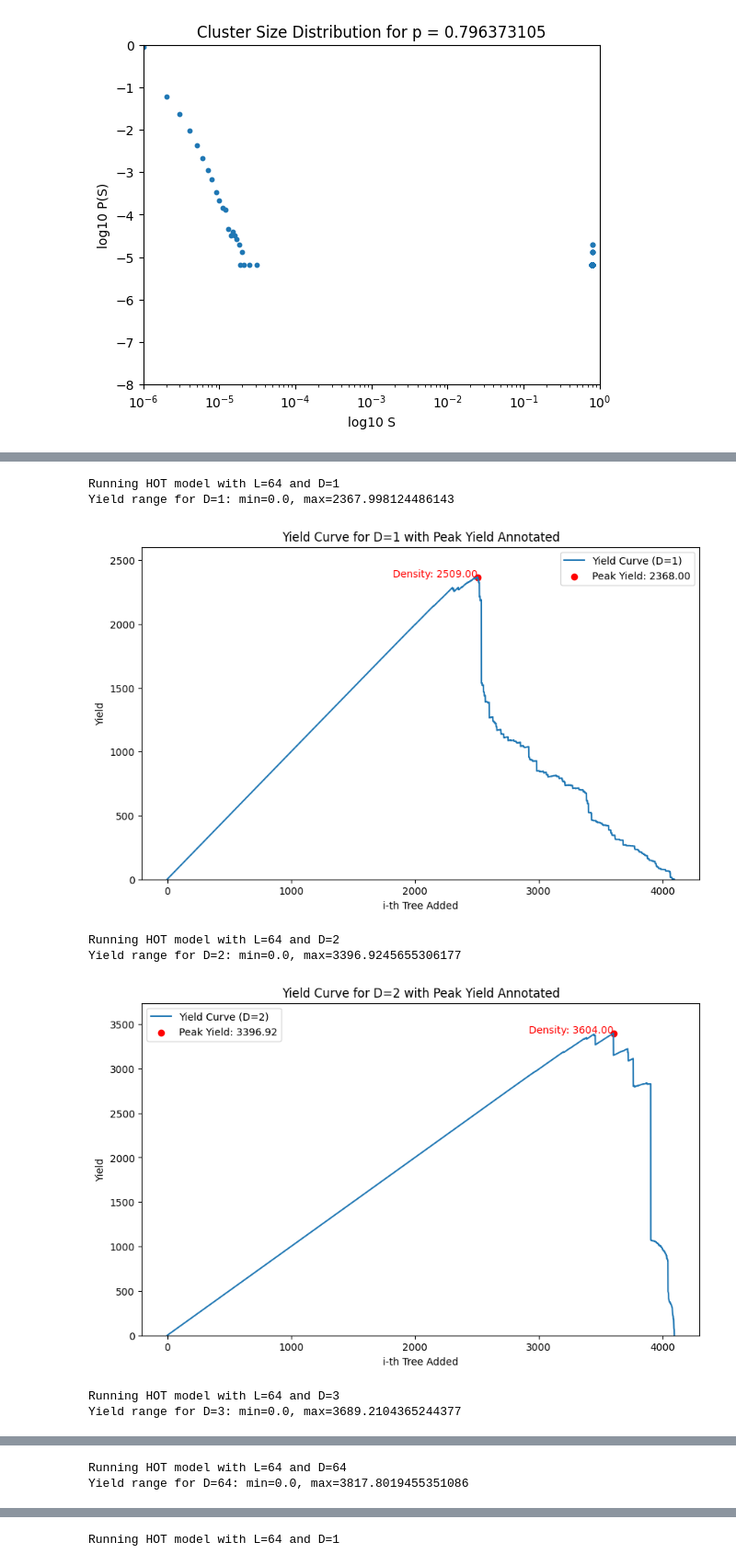
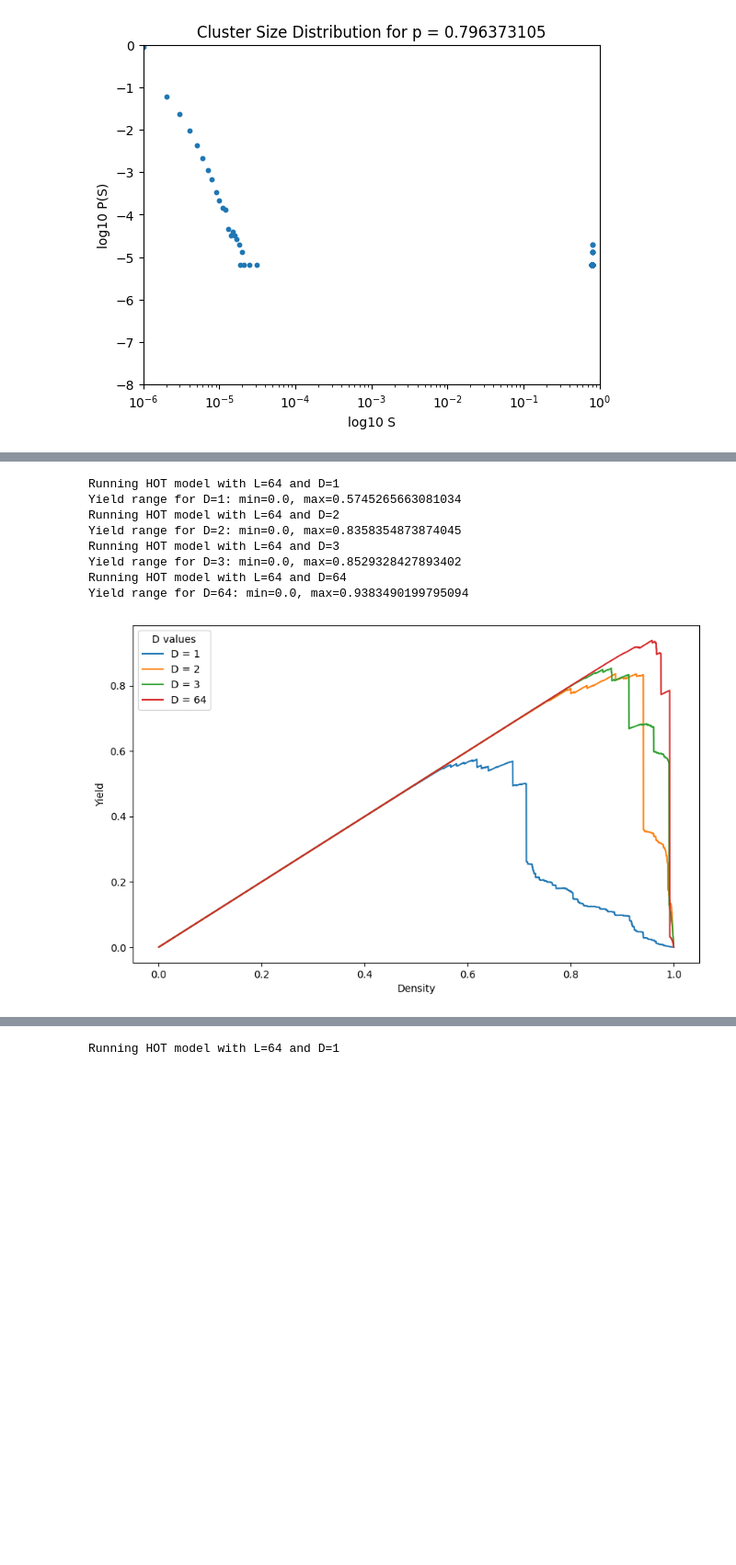
Before and after one commit to marobinette/pocs, a Jupyter notebook: percolate.ipynb, the cells around one changed output, grey strips where cells are left out. Shown at 92% size. Saved outputs shown, nothing was run; the diff lists cells and outputs as text; code cells hidden in the pictures; blank space fills up the shorter version.

```diff
--- a/percolate.ipynb
+++ b/percolate.ipynb
@@ -444,7 +444,7 @@ def label_by_cluster_size(forest: np.ndarray) -> np.ndarray:
     return output
 
 
-def yield_size(L, forest: np.ndarray, spark_distrib: np.ndarray, normalize=True):
+def yield_size(L, forest: np.ndarray, spark_distrib: np.ndarray):
     """Measures average area of forest left as trees after fire.
     f(c) = distrib of fire sizes, c (=cost). This is a distrib of the number of cells burned in each cluster (so a distrib of cluster sizes).
     density = sites containing trees
@@ -458,9 +458,8 @@ def yield_size(L, forest: np.ndarray, spark_distrib: np.ndarray, normalize=True)
     costs = spark_distrib * cluster_sizes
     density = np.sum(forest)  # total number of trees
     # want to use this to record forest_yield
-    if normalize:
-        return (density - np.sum(costs))/(L*L), density/(L*L)
-    return density - np.sum(costs), density
+    return (density - np.sum(costs))/(L*L), density/(L*L)
+
 
 def hot_model(L, D):
     """Run the HOT model."""
@@ -494,7 +493,7 @@ def hot_model(L, D):
         forest[best_tree_coords[0], best_tree_coords[1]] = 1
 
         # re-measure yield as a function of trees added
-        actual_yield, actual_density = yield_size(L, forest, spark_dist, False)
+        actual_yield, actual_density = yield_size(L, forest, spark_dist)
         yield_results.append(actual_yield)
         density_results.append(actual_density)
 
@@ -509,7 +508,7 @@ def hot_model(L, D):
     return yield_results, density_results, peak_forest, cluster_sizes
 
 L = 64
-D_values = [1, 2, 3, L]
+D_values = [1, 2]
 
 # # Run simulation and capture peak yield forest for each D
 fig, axes = plt.subplots(1, len(D_values), figsize=(15, 5))
@@ -527,43 +526,40 @@ plt.show()
 # %%
 import numpy as np
 import matplotlib.pyplot as plt
 
 # Parameters
 L = 64
 D_values = [1, 2, 3, L]
+
+# Create a single figure
+plt.figure(figsize=(10, 6))
 
 # Run simulations and plot yield curves
 for D in D_values:
     print(f"Running HOT model with L={L} and D={D}")
     yield_results, density_results, _, _ = hot_model(L, D)
 
     # Debug: Check the range of yield_results
     print(f"Yield range for D={D}: min={min(yield_results)}, max={max(yield_results)}")
 
-    # Identify the peak yield and corresponding density
-    peak_yield_idx = np.argmax(yield_results)
-    peak_yield = yield_results[peak_yield_idx]
-    peak_density = density_results[peak_yield_idx]
+    # Plot yield vs. density for each D value
+    plt.plot(density_results, yield_results, label=f"D = {D}")
 
-    # Plot the yield curve
-    plt.figure(figsize=(10, 6))
-    plt.plot(range(len(yield_results)), yield_results, label=f"Yield Curve (D={D})")
-    plt.scatter(peak_yield_idx, peak_yield, color='red', label=f"Peak Yield: {peak_yield:.2f}")
-    plt.text(peak_yield_idx, peak_yield, f"Density: {peak_density:.2f}", color='red', ha='right')
+# Adjust axis labels and title
+plt.xlabel("Density")
+plt.ylabel("Yield")
+# plt.title("HOT Model Simulation: Yield vs. Density for Various D values")
+plt.legend(title="D values")
 
-    # Adjust y-axis limit dynamically based on actual yield values
-    plt.ylim(0, max(yield_results) * 1.1)
-    plt.xlabel("i-th Tree Added")
-    plt.ylabel("Yield")
-    plt.title(f"Yield Curve for D={D} with Peak Yield Annotated")
-    plt.legend()
-    plt.show()
+# Show the plot
+plt.show()
 # %% [output]
 Running HOT model with L=64 and D=1
-Yield range for D=1: min=0.0, max=2367.998124486143
+Yield range for D=1: min=0.0, max=0.5745265663081034
+Running HOT model with L=64 and D=2
+Yield range for D=2: min=0.0, max=0.8358354873874045
+Running HOT model with L=64 and D=3
+Yield range for D=3: min=0.0, max=0.8529328427893402
+Running HOT model with L=64 and D=64
+Yield range for D=64: min=0.0, max=0.9383490199795094
-[figure, old version]
+[figure, new version]
-Running HOT model with L=64 and D=2
-Yield range for D=2: min=0.0, max=3396.9245655306177
-[figure, removed]
-Running HOT model with L=64 and D=3
-Yield range for D=3: min=0.0, max=3689.2104365244377
@@ -571,2 +565,0 @@ Yield range for D=3: min=0.0, max=3689.2104365244377
-Running HOT model with L=64 and D=64
-Yield range for D=64: min=0.0, max=3817.8019455351086
```
Also changed, not shown: parts of 2 cells of this notebook.
